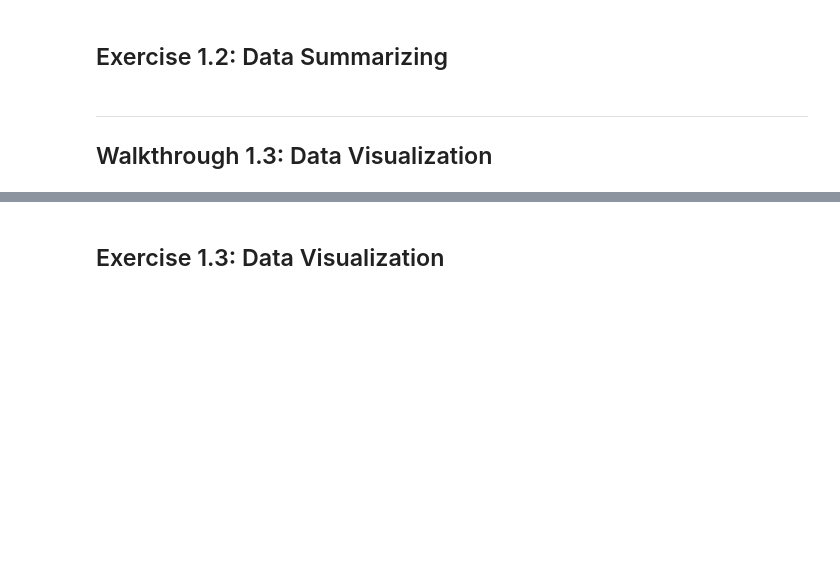
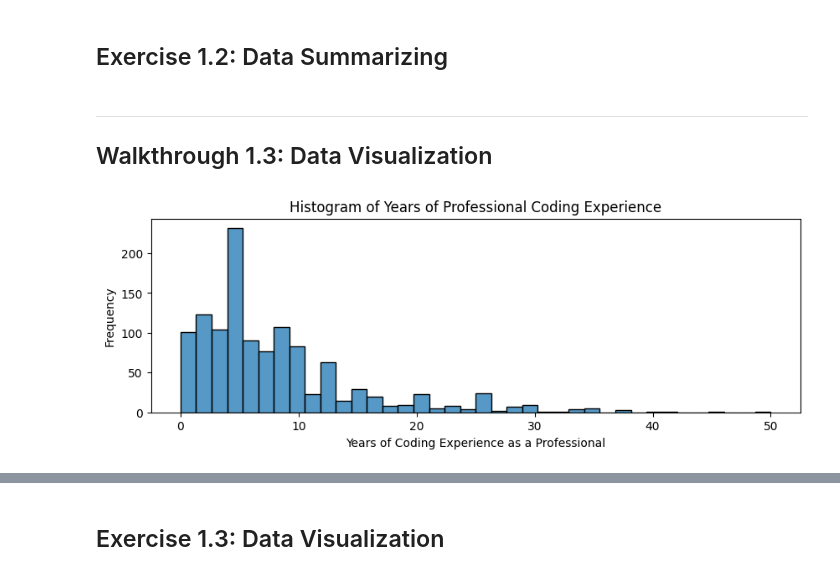
Before and after one commit to ismayc/oreilly-fundamentals-of-statistics-with-python, a Jupyter notebook: exercises_2025-06.ipynb, the cells around one changed output, grey strips where cells are left out. Saved outputs shown, nothing was run; the diff lists cells and outputs as text; code cells hidden in the pictures; blank space fills up the shorter version.

```diff
--- a/exercises_2025-06.ipynb
+++ b/exercises_2025-06.ipynb
@@ -229,6 +229,15 @@ data_dev_survey.years_code_pro.max()
 
 ## Walkthrough 1.3: Data Visualization
 # %%
+# Set the default figure size for all plots (unless specified)
+plt.rcParams['figure.figsize'] = (10, 3)
+
 # Histogram for years_code_pro
+sns.histplot(data_dev_survey.years_code_pro);
+plt.title('Histogram of Years of Professional Coding Experience');
+plt.xlabel('Years of Coding Experience as a Professional');
+plt.ylabel('Frequency');
+# %% [output]
+[figure, added]
 # %%
 # Set the default figure size for all plots
```
Also changed, not shown: parts of 25 cells of this notebook, 1 other file.
